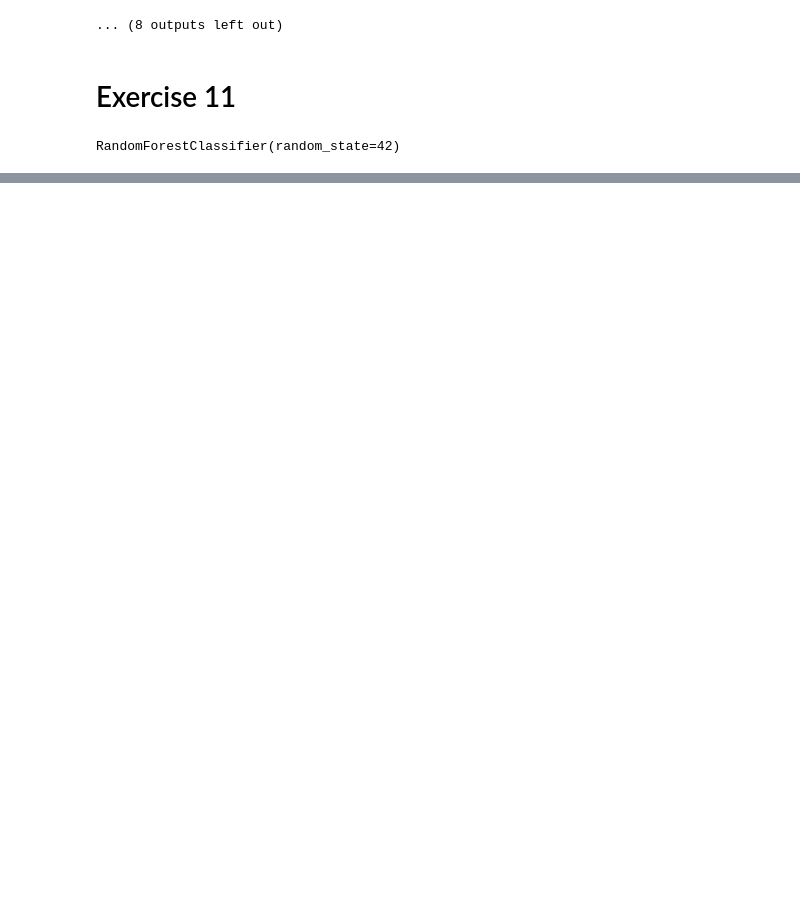
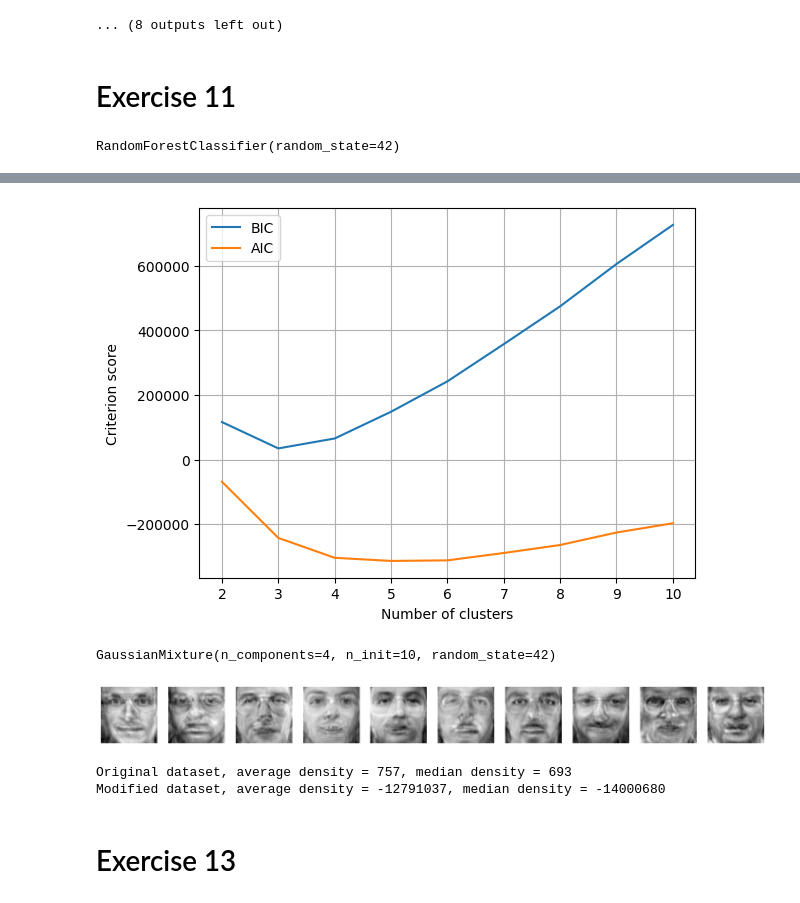
Before and after one commit to nfilipas/handson-ml3, a Jupyter notebook: exercises/chapter9.ipynb, the cells around one changed output, grey strips where cells are left out. Cells and saved outputs as stored; diff of their text form; code cells hidden in the pictures; blank space fills up the shorter version.

```diff
--- a/exercises/chapter9.ipynb
+++ b/exercises/chapter9.ipynb
@@ -137,0 +140,20 @@ grid_search.best_params_
+# %%
+best_acc = 0
+for n_clusters in n_clusters_list:
+
+    feature_concat = FeatureUnion([
+        ("original", FunctionTransformer(lambda x: x)),
+        ("kmeans", KMeans(n_clusters=n_clusters, n_init="auto", random_state=42))
+    ])
+
+    pipeline = make_pipeline(feature_concat,
+                            RandomForestClassifier(random_state=42))
+
+    pipeline.fit(X_train, y_train)
+
+    val_acc = pipeline.score(X_val, y_val)
+    print(f"Number of clusters: {n_clusters}, validation accuracy: {val_acc}")
+
+    if val_acc > best_acc:
+        best_acc = val_acc
+        best_pipeline = deepcopy(pipeline)
@@ -137,0 +193,16 @@ grid_search.best_params_
+# %%
+pca = PCA(n_components=0.99, svd_solver="full")
+X_train_red = pca.fit_transform(X_train)
+# %%
+bic_list = []
+aic_list = []
+n_clusters_range = range(2, n_clusters_max + 1)
+
+for n_clusters in n_clusters_range:
+    gm = GaussianMixture(n_components=n_clusters, n_init=10, random_state=42)
+    gm.fit(X_train_red)
+    bic = gm.bic(X_train_red)
+    bic_list.append(bic)
+    aic = gm.aic(X_train_red)
+    aic_list.append(aic)
+    print(f"Number of clusters: {n_clusters}, BIC: {round(bic)}, AIC: {round(aic)}")
@@ -137,0 +219,27 @@ grid_search.best_params_
+# %%
+plt.plot(n_clusters_range, bic_list, label="BIC")
+plt.plot(n_clusters_range, aic_list, label="AIC")
+plt.xlabel("Number of clusters")
+plt.ylabel("Criterion score")
+plt.legend()
+plt.grid(True)
+plt.show()
+# %% [output]
+[figure, added]
+# %%
+gm = GaussianMixture(n_components=4, n_init=10, random_state=42)
+gm.fit(X_train_red)
+# %% [output]
+GaussianMixture(n_components=4, n_init=10, random_state=42)
+# %%
+n_samples = 10
+X_new, y_new = gm.sample(n_samples)
+X_new_original = pca.inverse_transform(X_new)
+
+fig, axes = plt.subplots(1, n_samples, figsize=(18, 2))
+for i in range(n_samples):
+    axes[i].imshow(X_new_original[i].reshape((64, 64)), cmap="gray")
+    axes[i].axis("off")
+plt.show()
+# %% [output]
+[figure, added]
@@ -137,0 +278,10 @@ grid_search.best_params_
+# %%
+X_densities = gm.score_samples(pca.transform(X_train[:30]))
+X_mod_densities = gm.score_samples(pca.transform(X_mod.reshape(n_images, -1)))
+print(f"Original dataset, average density = {round(X_densities.mean())}, median density = {round(median(X_densities))}")
+print(f"Modified dataset, average density = {round(X_mod_densities.mean())}, median density = {round(median(X_mod_densities))}")
+# %% [output]
+Original dataset, average density = 757, median density = 693
+Modified dataset, average density = -12791037, median density = -14000680
+# %% [markdown]
+# Exercise 13
```
Also changed, not shown: parts of 19 cells of this notebook.
